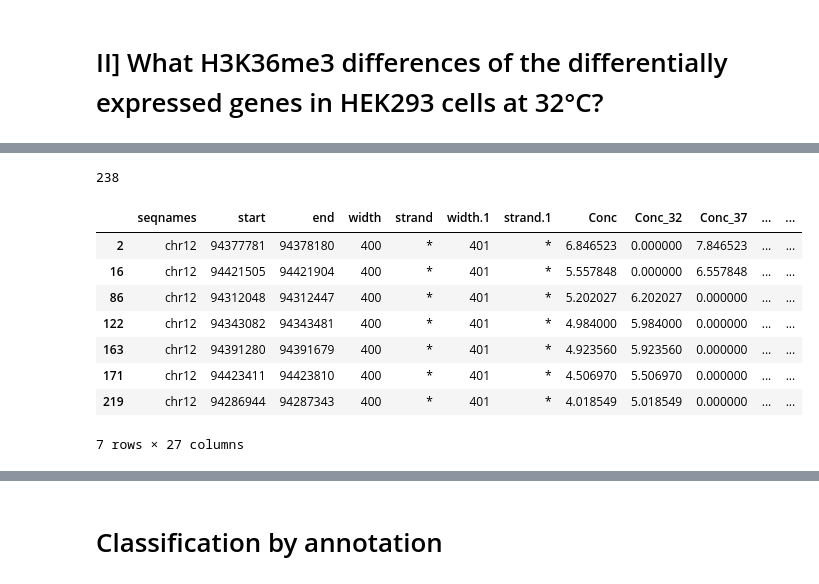
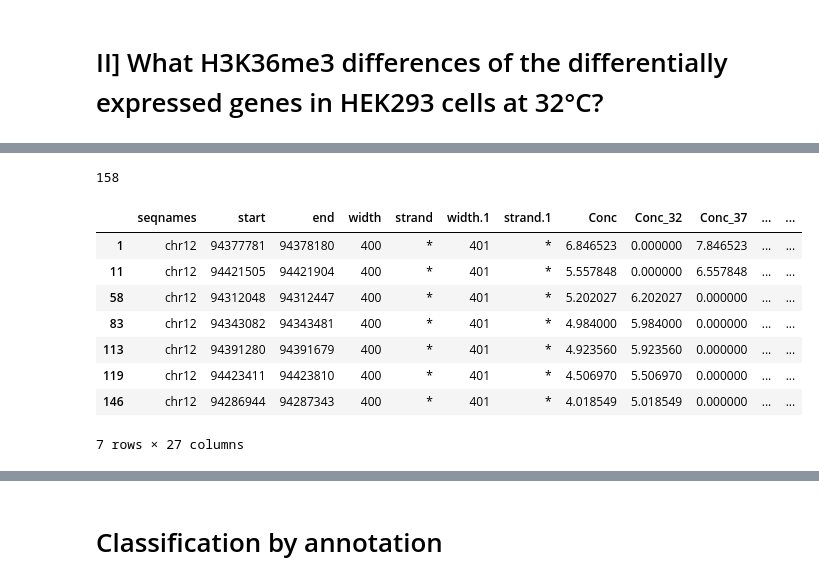
Before and after one commit to Keviosta/Temp_3.2.-.C, a Jupyter notebook: HEK293_GExp_vs_hNPC_H3K36me3_MACS3.ipynb, the cells around one changed output, grey strips where cells are left out. Cells and saved outputs as stored; diff of their text form; code cells hidden in the pictures.

```diff
--- a/HEK293_GExp_vs_hNPC_H3K36me3_MACS3.ipynb
+++ b/HEK293_GExp_vs_hNPC_H3K36me3_MACS3.ipynb
@@ -38,0 +14,14 @@ df_GExp.head()
+# %%
+#data DEseq HEK293 significant ones
+df_GExp_all = pandas.read_csv(file_directory+'1) input/HEK293_temp_DESeq.csv',
+                               sep = ',')
+print(df_GExp_all.shape, '\n', df_GExp_all.columns)
+
+# select columns and rename
+columns = ['log2FoldChange','padj','gene']
+df_GExp_all = df_GExp_all[columns]
+df_GExp_all = df_GExp_all.rename(columns = {'log2FoldChange' : 'log2_FC (GEx)',
+                                            'padj' : 'padj(GEx)',
+                                            'gene' : 'SYMBOL'})
+
+df_GExp_all.sort_values('padj(GEx)')
@@ -38,0 +47,5 @@ df_GExp.head()
+# %%
+# keep padj < 0.05
+df_GExp_signif = df_GExp_all[df_GExp_all['padj(GEx)'] < 0.05]
+df_GExp_all.sort_values('padj(GEx)')
+df_GExp_signif.shape
@@ -91,7 +133,7 @@ print(merged_df.shape)
 # II] What H3K36me3 differences of the differentially expressed genes in HEK293 cells at 32°C?
 # %%
 #volcano plot
-df_H3K36me3_andDEG = df_H3K36me3[df_H3K36me3['SYMBOL'].isin(df_GExp['SYMBOL'].values)]
+df_H3K36me3_andDEG = df_H3K36me3[df_H3K36me3['SYMBOL'].isin(df_GExp_signif['SYMBOL'].values)]
 df_H3K36me3_andDEG.reset_index(drop=True, inplace=True)
 size_total = len(df_H3K36me3_andDEG)
 number_gene = len(df_H3K36me3_andDEG.drop_duplicates(subset = "SYMBOL"))
@@ -125,18 +171,18 @@ plt.savefig(file_directory+'3) output/'+title_file+'.svg')
 # %%
 # to sort with colors the +DEG and -DEG
-df_H3K36me3_andDEG_po_neg = pandas.merge(df_H3K36me3_andDEG, df_GExp, on='SYMBOL', how='left')
+df_H3K36me3_andDEG_po_neg = pandas.merge(df_H3K36me3_andDEG, df_GExp_signif, on='SYMBOL', how='left')
 print(len(df_H3K36me3_andDEG_po_neg))
 
 # Chech up duplicate are ok (= H3K36me3 different but same GExp data)
 df_H3K36me3_andDEG_po_neg[df_H3K36me3_andDEG_po_neg["SYMBOL"] =='CEP83']
 # %% [output]
-238
+158
 |  | seqnames | start | end | width | strand | width.1 | strand.1 | Conc | Conc_32 | Conc_37 | ... | ... |
-| 2 | chr12 | 94377781 | 94378180 | 400 | * | 401 | * | 6.846523 | 0.000000 | 7.846523 | ... | ... |
-| 16 | chr12 | 94421505 | 94421904 | 400 | * | 401 | * | 5.557848 | 0.000000 | 6.557848 | ... | ... |
-| 86 | chr12 | 94312048 | 94312447 | 400 | * | 401 | * | 5.202027 | 6.202027 | 0.000000 | ... | ... |
-| 122 | chr12 | 94343082 | 94343481 | 400 | * | 401 | * | 4.984000 | 5.984000 | 0.000000 | ... | ... |
-| 163 | chr12 | 94391280 | 94391679 | 400 | * | 401 | * | 4.923560 | 5.923560 | 0.000000 | ... | ... |
-| 171 | chr12 | 94423411 | 94423810 | 400 | * | 401 | * | 4.506970 | 5.506970 | 0.000000 | ... | ... |
-| 219 | chr12 | 94286944 | 94287343 | 400 | * | 401 | * | 4.018549 | 5.018549 | 0.000000 | ... | ... |
+| 1 | chr12 | 94377781 | 94378180 | 400 | * | 401 | * | 6.846523 | 0.000000 | 7.846523 | ... | ... |
+| 11 | chr12 | 94421505 | 94421904 | 400 | * | 401 | * | 5.557848 | 0.000000 | 6.557848 | ... | ... |
+| 58 | chr12 | 94312048 | 94312447 | 400 | * | 401 | * | 5.202027 | 6.202027 | 0.000000 | ... | ... |
+| 83 | chr12 | 94343082 | 94343481 | 400 | * | 401 | * | 4.984000 | 5.984000 | 0.000000 | ... | ... |
+| 113 | chr12 | 94391280 | 94391679 | 400 | * | 401 | * | 4.923560 | 5.923560 | 0.000000 | ... | ... |
+| 119 | chr12 | 94423411 | 94423810 | 400 | * | 401 | * | 4.506970 | 5.506970 | 0.000000 | ... | ... |
+| 146 | chr12 | 94286944 | 94287343 | 400 | * | 401 | * | 4.018549 | 5.018549 | 0.000000 | ... | ... |
 7 rows × 27 columns
```
Also changed, not shown: parts of 27 cells of this notebook, 2 other files.
